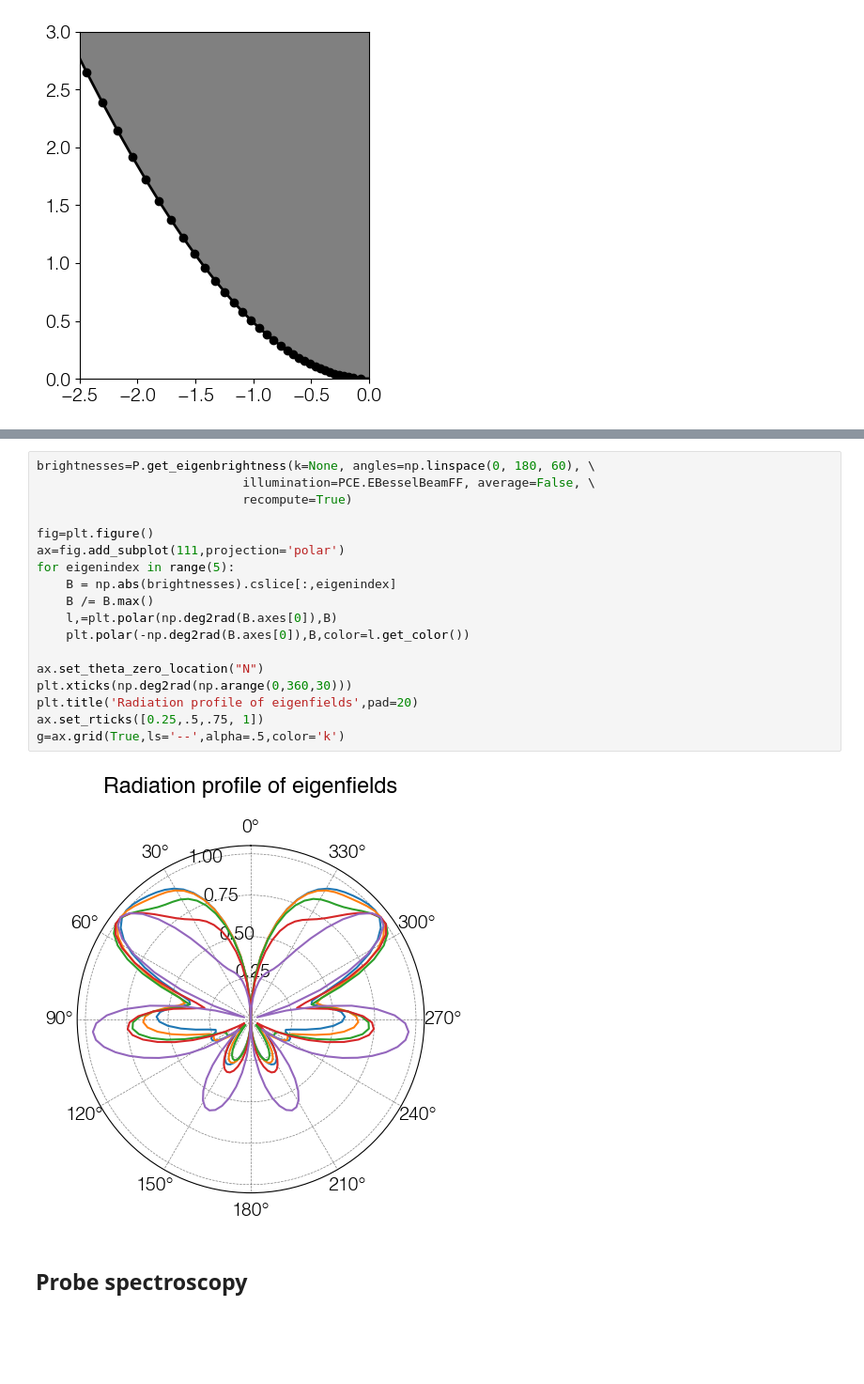
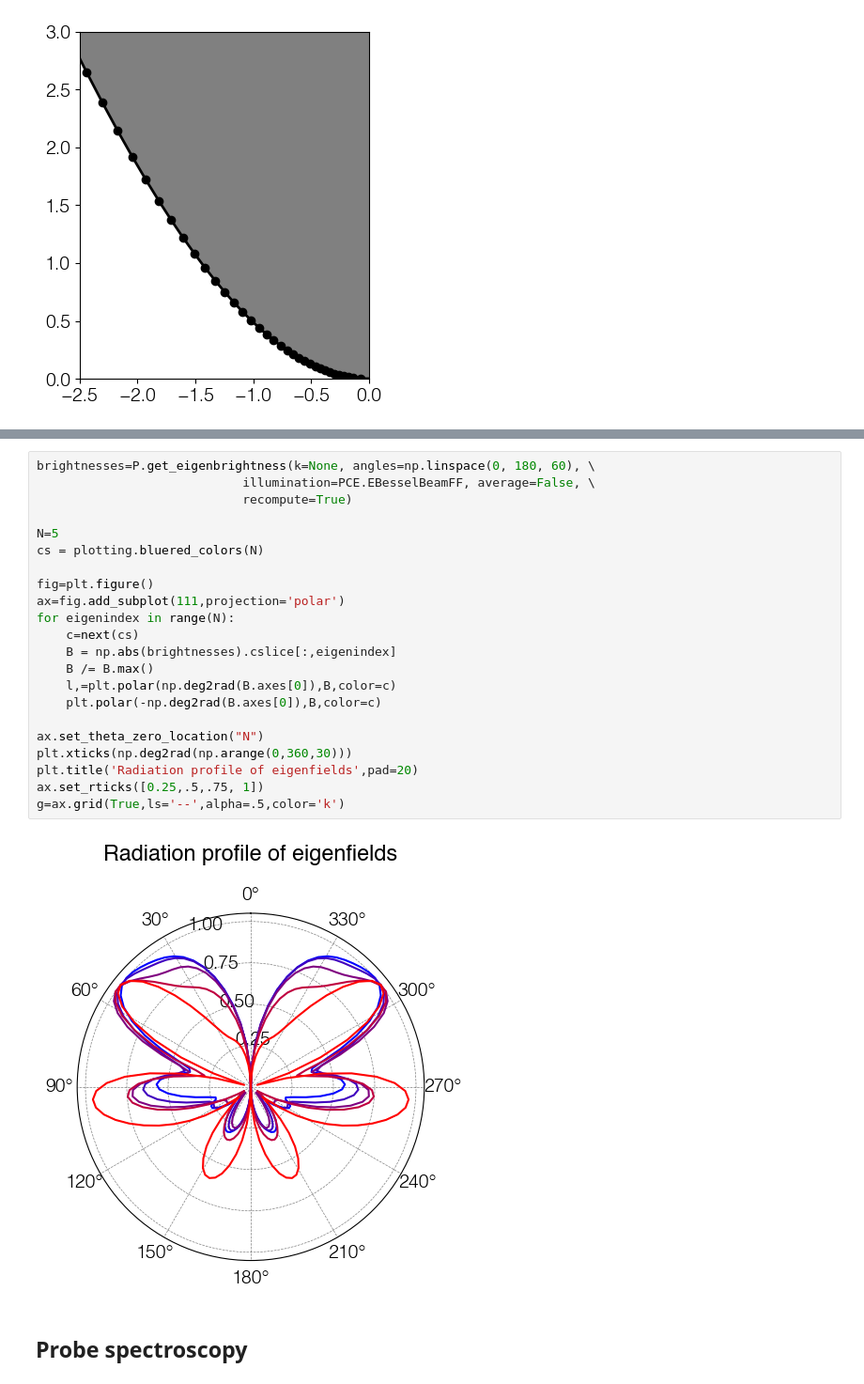
Before and after one commit to asmcleod/ProbeCavityEigenfields, a Jupyter notebook: Notebooks/PCE Probe Frequency Spectroscopy.ipynb, the cells around one changed output, grey strips where cells are left out. Shown at 94% size. Saved outputs shown, nothing was run; the diff lists cells and outputs as text; blank space fills up the shorter version.

```diff
--- a/Notebooks/PCE Probe Frequency Spectroscopy.ipynb
+++ b/Notebooks/PCE Probe Frequency Spectroscopy.ipynb
@@ -105,23 +124,27 @@ print(np.abs(dr).max())"""
 # %%
 brightnesses=P.get_eigenbrightness(k=None, angles=np.linspace(0, 180, 60), \
                             illumination=PCE.EBesselBeamFF, average=False, \
                             recompute=True)
 
+N=5
+cs = plotting.bluered_colors(N)
+
 fig=plt.figure()
 ax=fig.add_subplot(111,projection='polar')
-for eigenindex in range(5):
+for eigenindex in range(N):
+    c=next(cs)
     B = np.abs(brightnesses).cslice[:,eigenindex]
     B /= B.max()
-    l,=plt.polar(np.deg2rad(B.axes[0]),B)
-    plt.polar(-np.deg2rad(B.axes[0]),B,color=l.get_color())
+    l,=plt.polar(np.deg2rad(B.axes[0]),B,color=c)
+    plt.polar(-np.deg2rad(B.axes[0]),B,color=c)
 
 ax.set_theta_zero_location("N")
 plt.xticks(np.deg2rad(np.arange(0,360,30)))
 plt.title('Radiation profile of eigenfields',pad=20)
 ax.set_rticks([0.25,.5,.75, 1])
 g=ax.grid(True,ls='--',alpha=.5,color='k')
 # %% [output]
-[figure, old version]
+[figure, new version]
 # %% [markdown]
 ## Probe spectroscopy
 # %%
```
Also changed, not shown: parts of 14 cells of this notebook, 5 other files.
